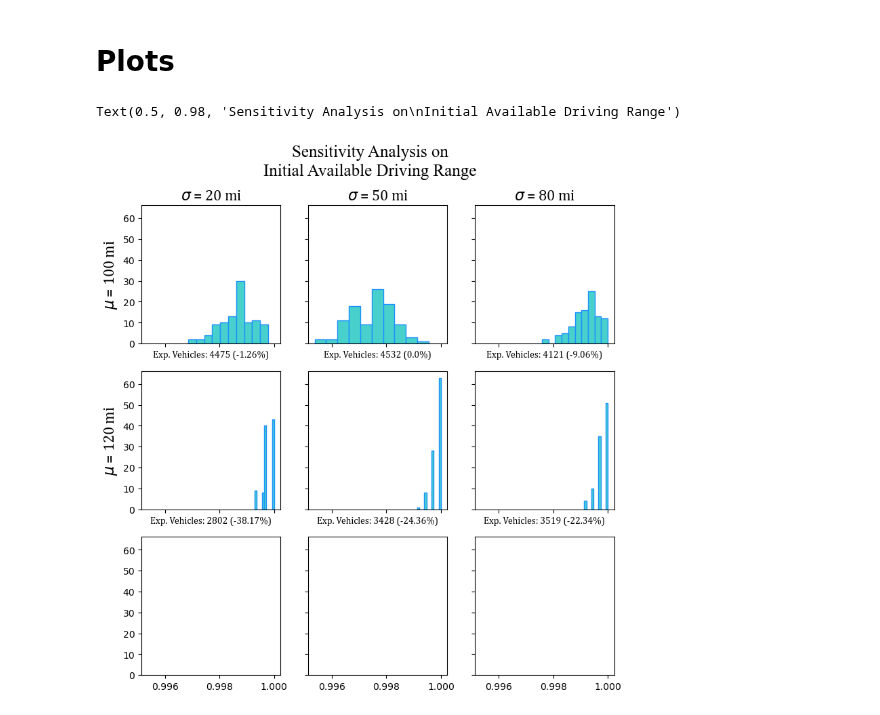
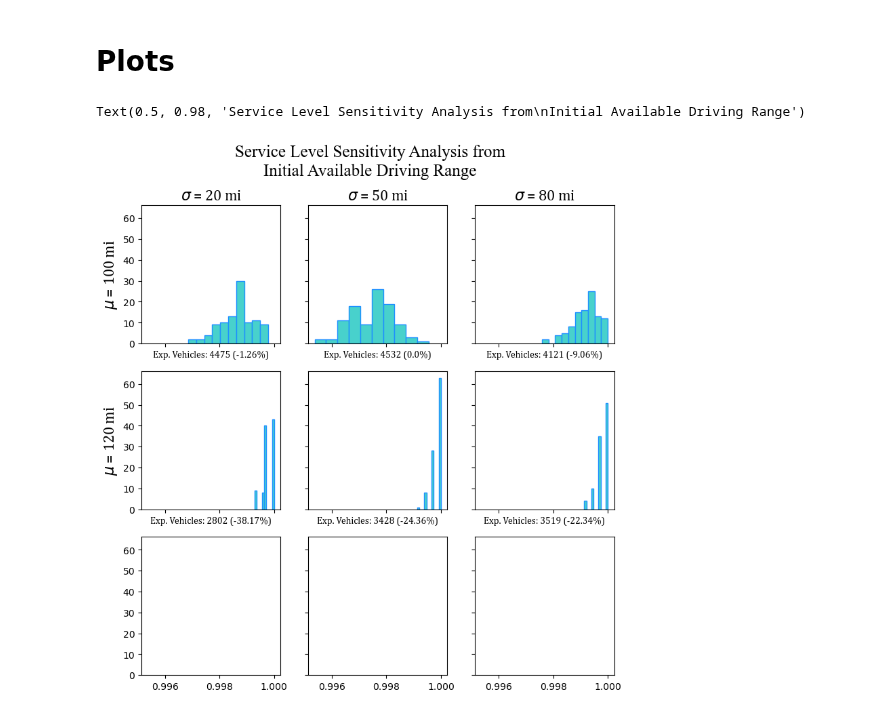
Before and after one commit to juanbeta98/MOPTA-23, a Jupyter notebook: Sensitivity.ipynb, the cells around one changed output. Cells and saved outputs as stored; diff of their text form; code cells hidden in the pictures.

```diff
--- a/Sensitivity.ipynb
+++ b/Sensitivity.ipynb
@@ -56,6 +56,8 @@ def generate_stochastic_parameters(mu, sigma, distances, S):
     vehicles = pd.read_csv(path+"/Data/Definite Vehicles.csv",index_col=[0])
     file = open(path+"/Data/closest_10_stations","rb")
     closest_10 = pickle.load(file); file.close()
+    file = open(path+"/Data/closest_distance","rb")
+    closest_distance = pickle.load(file); file.close()
 
     ''' Demand parameters for truncated normal distribution '''
     loc, scale, min_v, max_v = mu, sigma, 20, 250
@@ -84,11 +86,9 @@ def generate_stochastic_parameters(mu, sigma, distances, S):
             realized[i] = realization
 
             if realization == True:
-                for st in S:
-                    if distances[st,i] <= rr:
-                        feas = True; break
-
-                if not feas:
+                if rr >= closest_distance[i]:
+                    feas = True
+                else:
                     flag = True
                     print(f'\tAttempt n. {ii} failed at vehicle {i}')
                     break
@@ -215,29 +215,29 @@ for m in mu:
 # %%
 fig, subp = plt.subplots(figsize=(9,9),sharex=True,sharey=True,nrows=3,ncols=3)
 
 axes = {}; i = 0; j = 0
 for m in mu:
     for s in sigma:
         axes[m,s] = subp[i,j]
         if j == 2: i += 1; j = 0
         else: j += 1
 
 
 base = np.mean(K[100,50])
 for m in mu:
     for s in sigma:
 
         axes[m,s].hist(serv_level[m,s],edgecolor="dodgerblue",color="mediumturquoise")
         dem = np.mean(K[m,s])
         ss = f"Exp. Vehicles: {int(dem)} ({round(100*(dem/base-1),2)}%)"
         axes[m,s].set_xlabel(ss,fontsize=10,fontname="Cambria")
 
         if m == mu[0]: axes[m,s].set_title(r"$\sigma$" + f" = {s} mi",fontsize=16,fontname="Cambria")
         if s == sigma[0]: axes[m,s].set_ylabel(r"$\mu$" + f" = {m} mi",fontsize=16,fontname="Cambria")
 
-fig.suptitle("Sensitivity Analysis on\nInitial Available Driving Range",fontname="Times New Roman",fontsize=18)
+fig.suptitle("Service Level Sensitivity Analysis from\nInitial Available Driving Range",fontname="Times New Roman",fontsize=18)
 # %% [output]
-Text(0.5, 0.98, 'Sensitivity Analysis on\nInitial Available Driving Range')
+Text(0.5, 0.98, 'Service Level Sensitivity Analysis from\nInitial Available Driving Range')
-[figure, old version]
+[figure, new version]
 # %%
 fo
```
Also changed, not shown: parts of 1 cell of this notebook, 32 other files.
